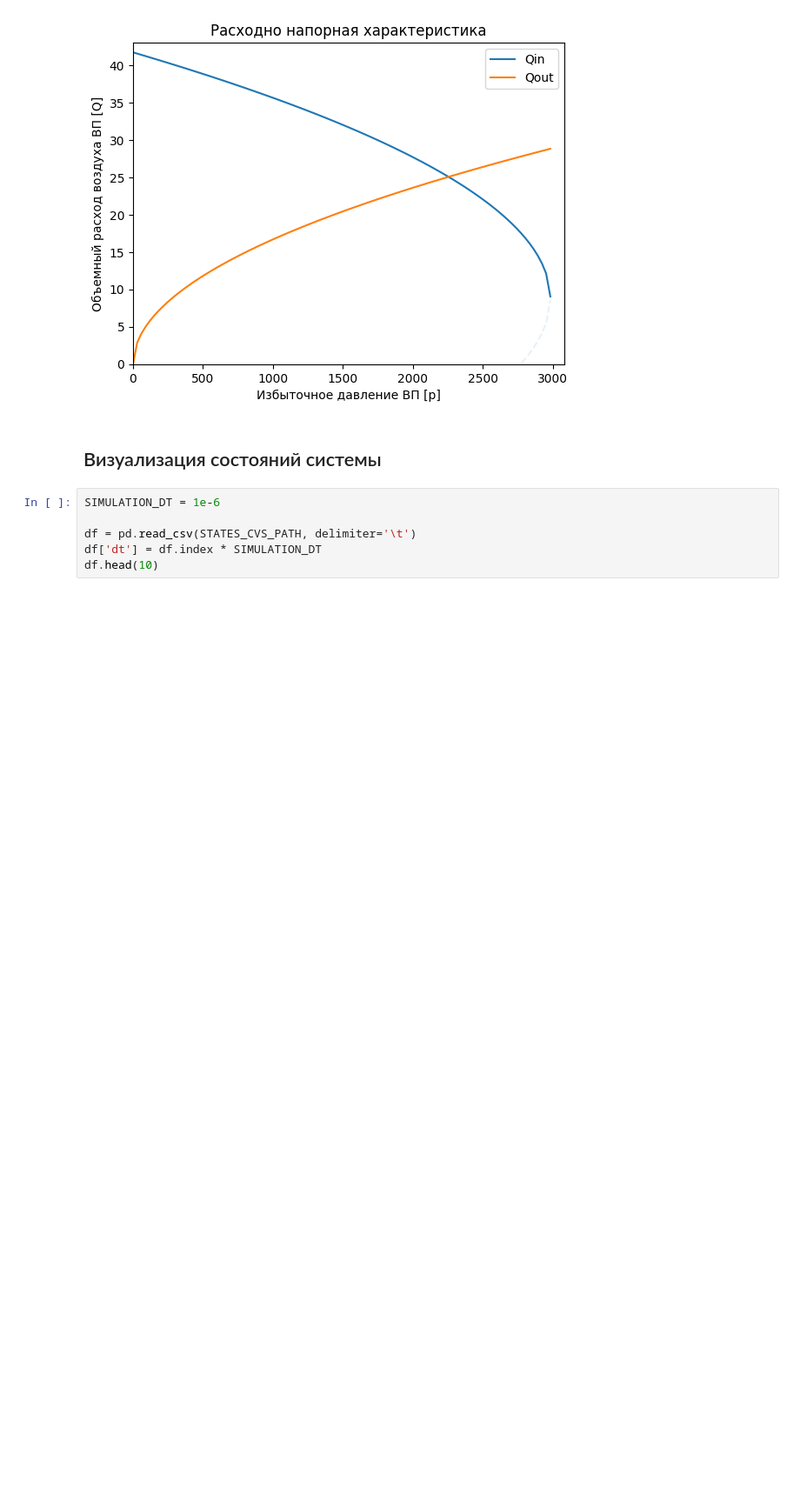
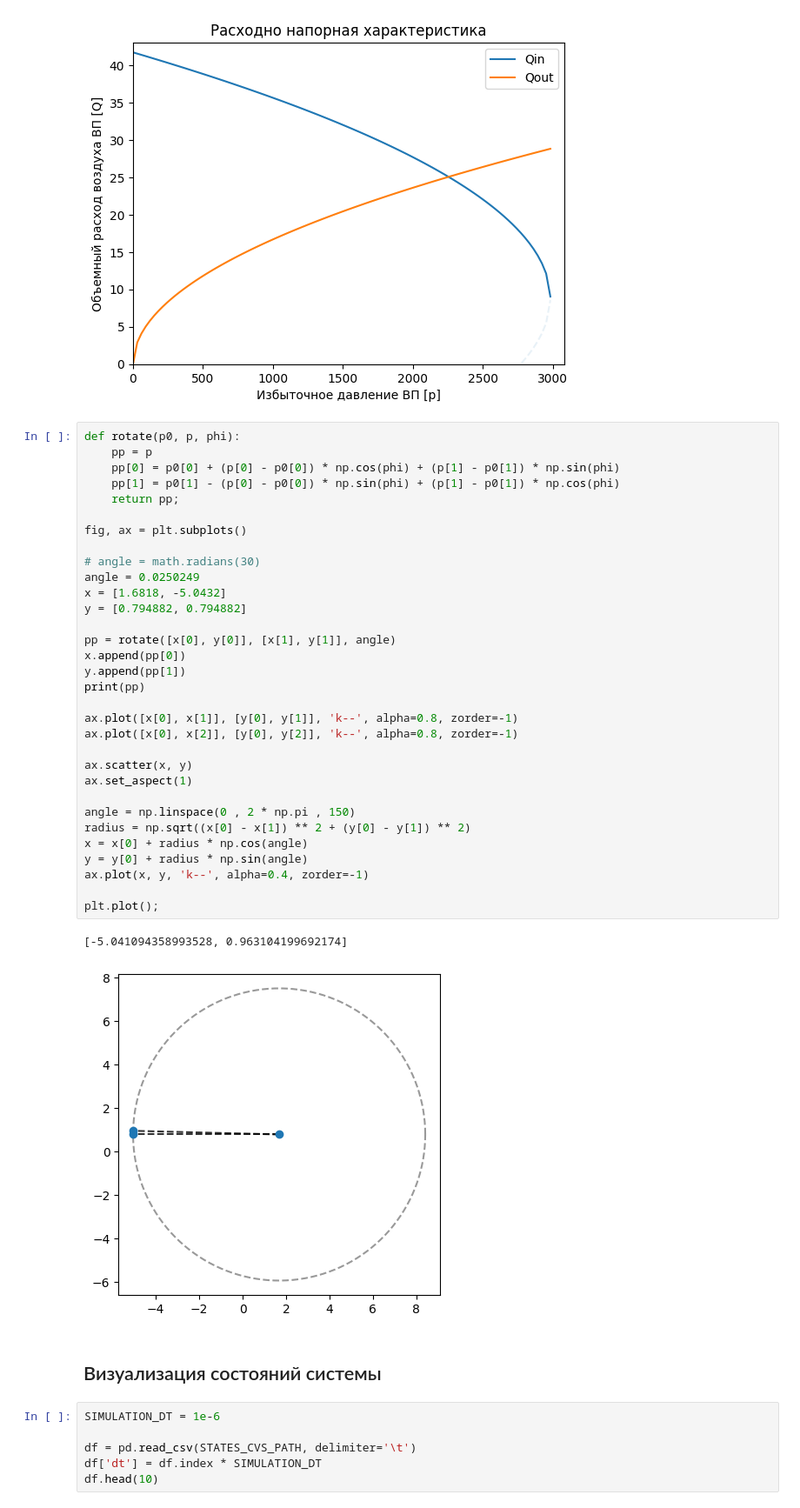
Before and after one commit to shustrov38/jubilant-bassoon, a Jupyter notebook: scripts/approx.ipynb, the cells around one changed output. Shown at 87% size. Drawn from its saved outputs; the diff is of its cells as text; blank space fills up the shorter version.

```diff
--- a/scripts/approx.ipynb
+++ b/scripts/approx.ipynb
@@ -122,6 +122,41 @@ plt.plot();
 # tikzplotlib.save(LATEX_PATH / 'graph2_tikz.tex')
 # %% [output]
 [figure]
+# %%
+def rotate(p0, p, phi):
+    pp = p
+    pp[0] = p0[0] + (p[0] - p0[0]) * np.cos(phi) + (p[1] - p0[1]) * np.sin(phi)
+    pp[1] = p0[1] - (p[0] - p0[0]) * np.sin(phi) + (p[1] - p0[1]) * np.cos(phi)
+    return pp;
+
+fig, ax = plt.subplots()
+
+# angle = math.radians(30)
+angle = 0.0250249
+x = [1.6818, -5.0432]
+y = [0.794882, 0.794882]
+
+pp = rotate([x[0], y[0]], [x[1], y[1]], angle)
+x.append(pp[0])
+y.append(pp[1])
+print(pp)
+
+ax.plot([x[0], x[1]], [y[0], y[1]], 'k--', alpha=0.8, zorder=-1)
+ax.plot([x[0], x[2]], [y[0], y[2]], 'k--', alpha=0.8, zorder=-1)
+
+ax.scatter(x, y)
+ax.set_aspect(1)
+
+angle = np.linspace(0 , 2 * np.pi , 150)
+radius = np.sqrt((x[0] - x[1]) ** 2 + (y[0] - y[1]) ** 2)
+x = x[0] + radius * np.cos(angle)
+y = y[0] + radius * np.sin(angle)
+ax.plot(x, y, 'k--', alpha=0.4, zorder=-1)
+
+plt.plot();
+# %% [output]
+[-5.041094358993528, 0.963104199692174]
+[figure, added]
 # %% [markdown]
 ## Визуализация состояний системы
 # %%
```
Also changed, not shown: 8 other files.
